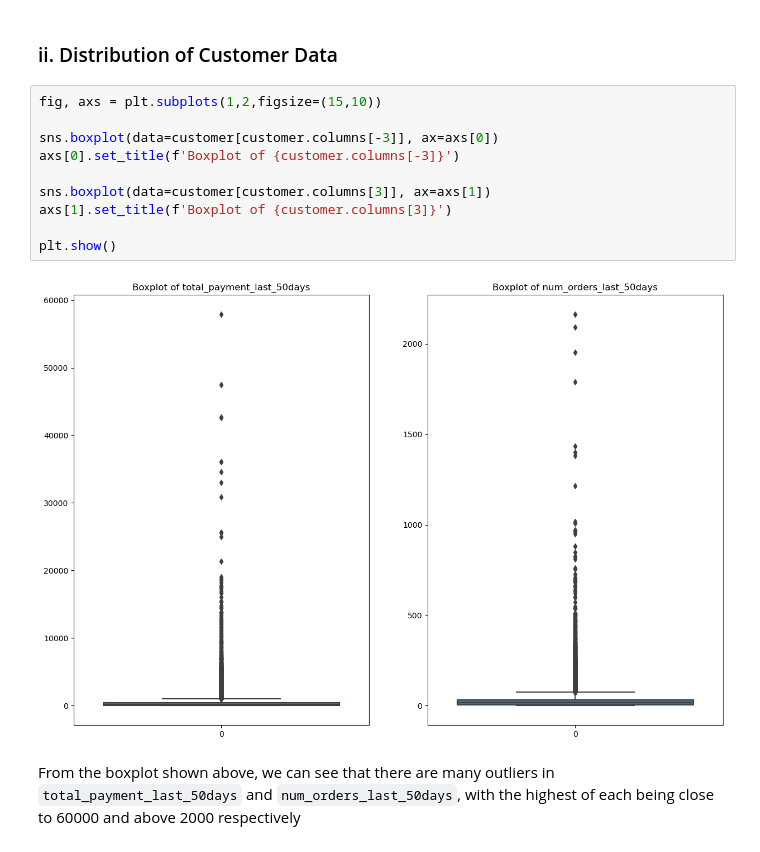
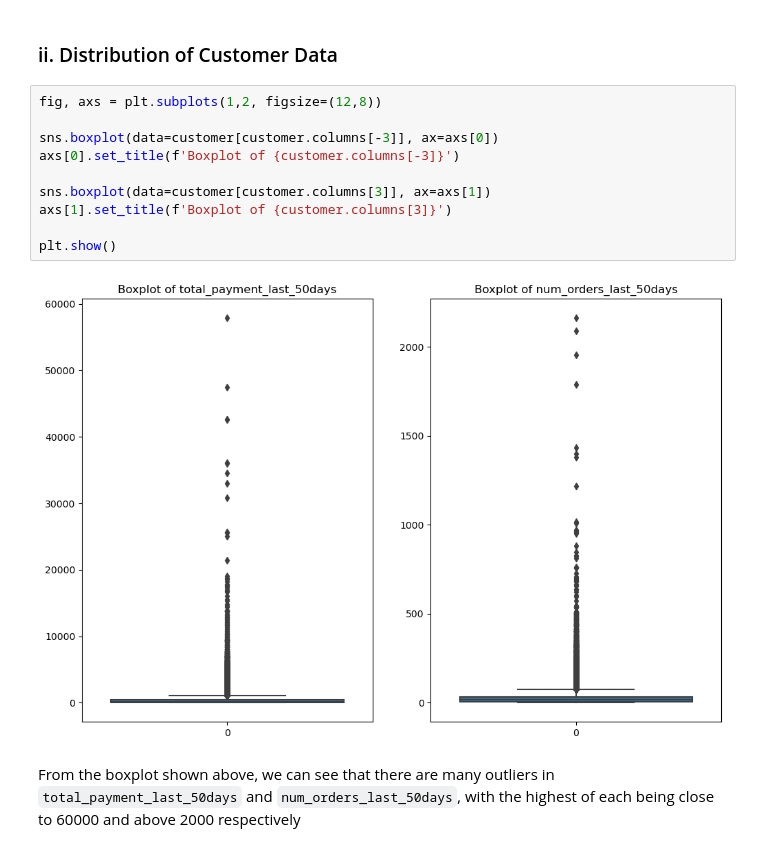
Before and after one commit to shoelesshoe/PAICA1, a Jupyter notebook: py/eda.ipynb, the cells around one changed output. Saved outputs shown, nothing was run; the diff lists cells and outputs as text.

```diff
--- a/py/eda.ipynb
+++ b/py/eda.ipynb
@@ -124,17 +124,17 @@ From the bar graph shown above, we can see that majority of the customers are fr
 # %% [markdown]
 ### ii. Distribution of Customer Data
 # %%
-fig, axs = plt.subplots(1,2,figsize=(15,10))
+fig, axs = plt.subplots(1,2, figsize=(12,8))
 
 sns.boxplot(data=customer[customer.columns[-3]], ax=axs[0])
 axs[0].set_title(f'Boxplot of {customer.columns[-3]}')
 
 sns.boxplot(data=customer[customer.columns[3]], ax=axs[1])
 axs[1].set_title(f'Boxplot of {customer.columns[3]}')
 
 plt.show()
 # %% [output]
-[figure, old version]
+[figure, new version]
 # %% [markdown]
 From the boxplot shown above, we can see that there are many outliers in `total_payment_last_50days` and `num_orders_last_50days`, with the highest of each being close to 60000 and above 2000 respectively
 # %% [markdown]
```
Also changed, not shown: parts of 3 cells of this notebook.
